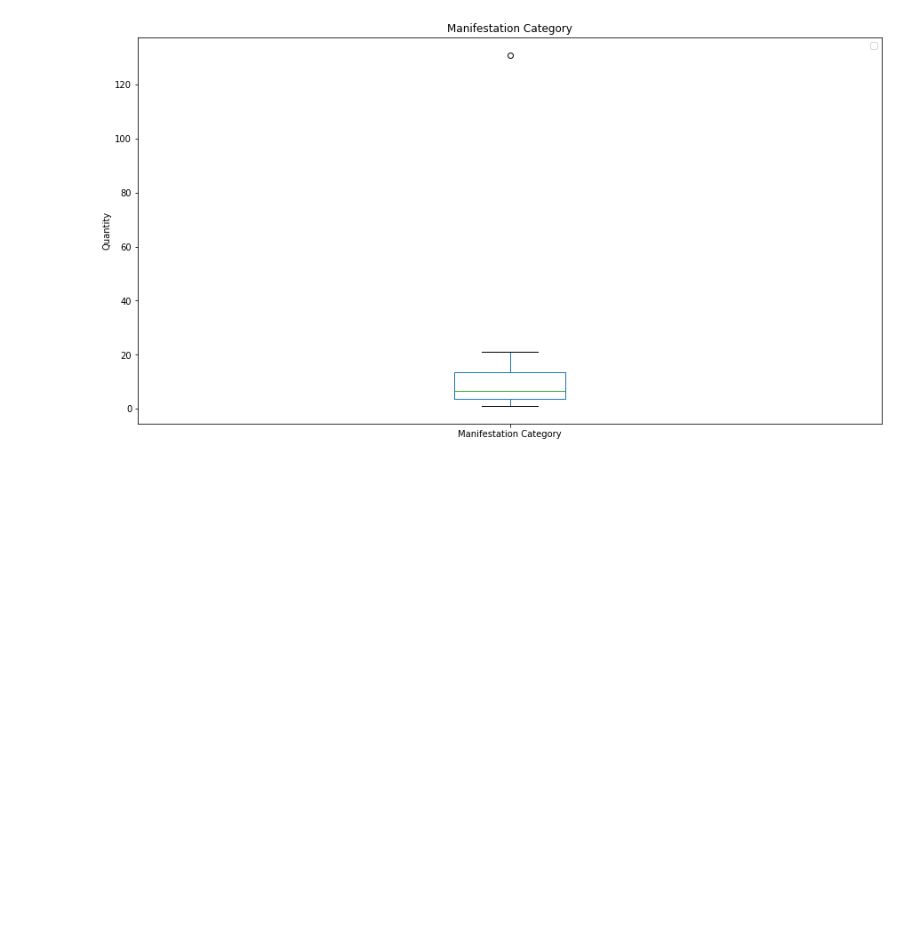
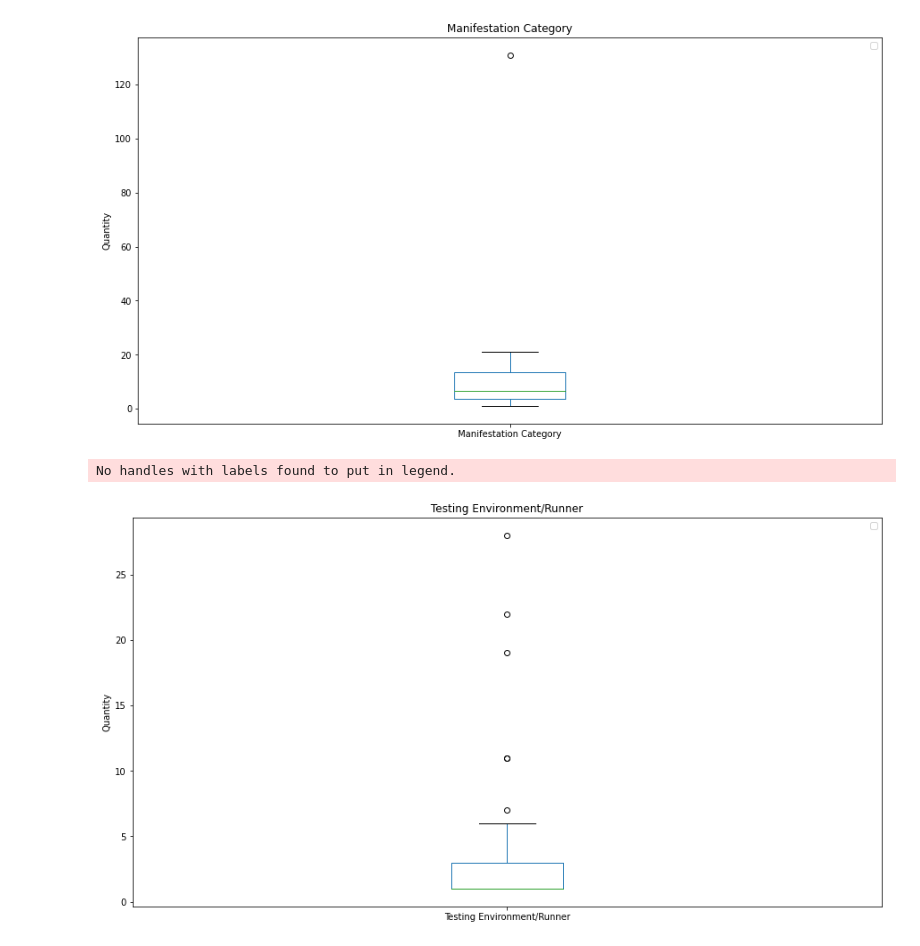
Before and after one commit to sorattorafa/ui-flakies-visualization, a Jupyter notebook: boxplots.ipynb, the cells around one changed output. Saved outputs shown, nothing was run; the diff lists cells and outputs as text; code cells hidden in the pictures; blank space fills up the shorter version.

```diff
--- a/boxplots.ipynb
+++ b/boxplots.ipynb
@@ -5,7 +5,7 @@ from matplotlib.pyplot import pie, axis, show
 
 
 dataset = pd.read_csv('dataset.csv',
-    usecols=['Root Cause Category', 'Manifestation Category', 'Fix Category', 'How Fixed in Code'], sep=',')
+    usecols=['Root Cause Category', 'Manifestation Category', 'Fix Category', 'How Fixed in Code', 'Testing Environment/Runner'], sep=',')
 columns = dataset.columns.to_list()
 
 def make_boxplots(dataset, column, title):
@@ -33,3 +33,8 @@ make_boxplots(dataset, 'Manifestation Category', 'Manifestation Category')
 # %% [output]
 No handles with labels found to put in legend.
 [figure]
+# %%
+make_boxplots(dataset, 'Testing Environment/Runner', 'Testing Environment/Runner')
+# %% [output]
+No handles with labels found to put in legend.
+[figure, added]
```
Also changed, not shown: 2 other files.
